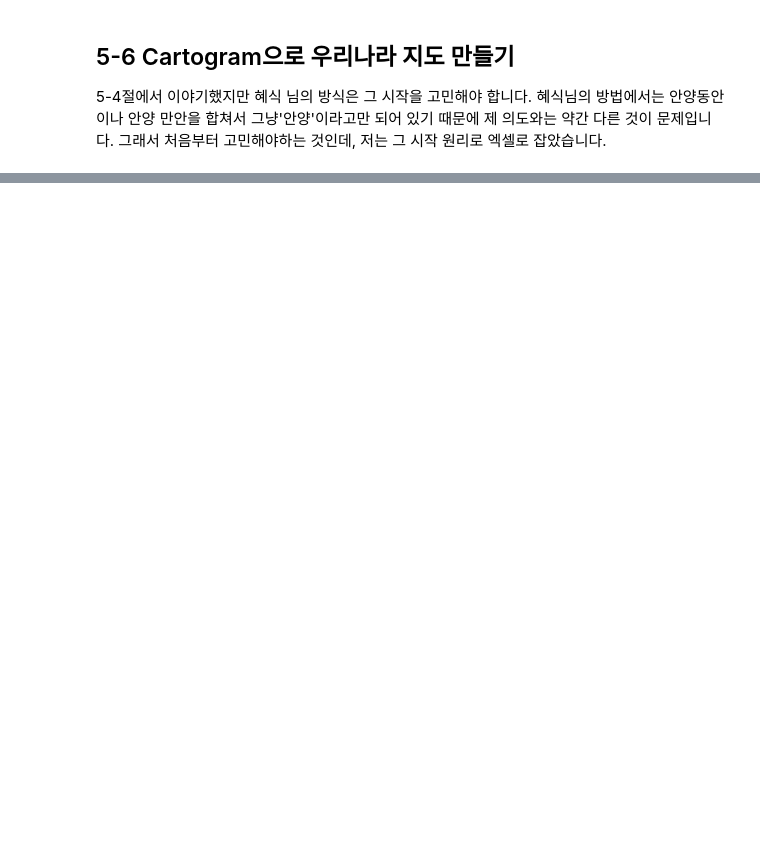
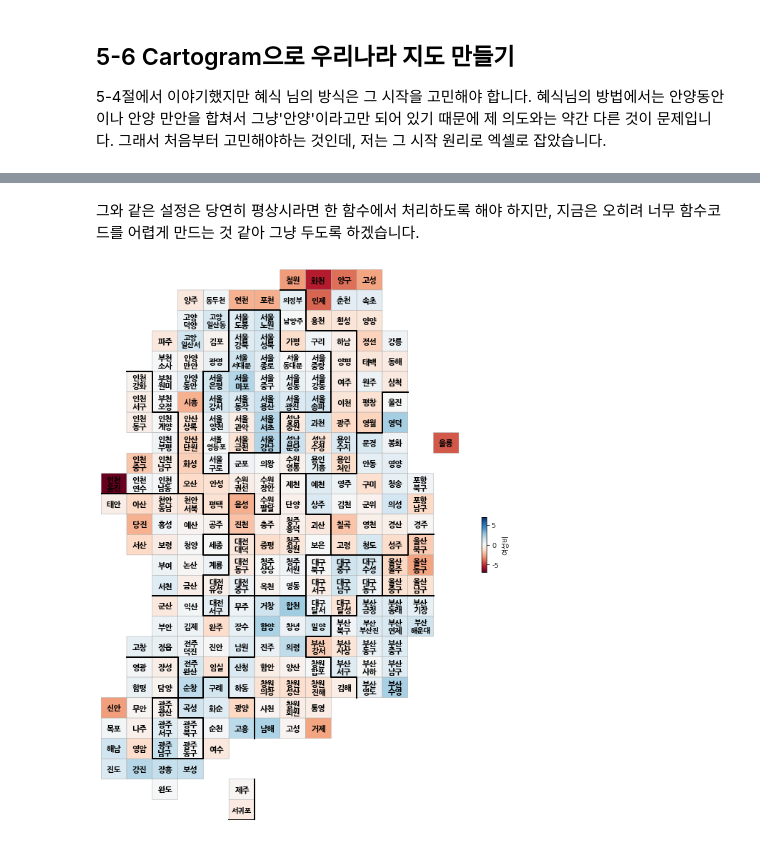
Before and after one commit to choiuikang/data_python, a Jupyter notebook: chapter-5.ipynb, the cells around one changed output, grey strips where cells are left out. Saved outputs shown, nothing was run; the diff lists cells and outputs as text; code cells hidden in the pictures; blank space fills up the shorter version.

```diff
--- a/chapter-5.ipynb
+++ b/chapter-5.ipynb
@@ -367,0 +646,7 @@ pop.head()
+# %% [markdown]
+그와 같은 설정은 당연히 평상시라면 한 함수에서 처리하도록 해야 하지만, 지금은 오히려 너무 함수코드를 어렵게 만드는 것 같아 그냥 두도록 하겠습니다.
+# %%
+pop['여성비'] = (pop['인구수여자']/pop['인구수합계'] - 0.5)*100
+drawKorea('여성비', pop, 'RdBu')
+# %% [output]
+[figure, added]
```
Also changed, not shown: parts of 26 cells of this notebook.
